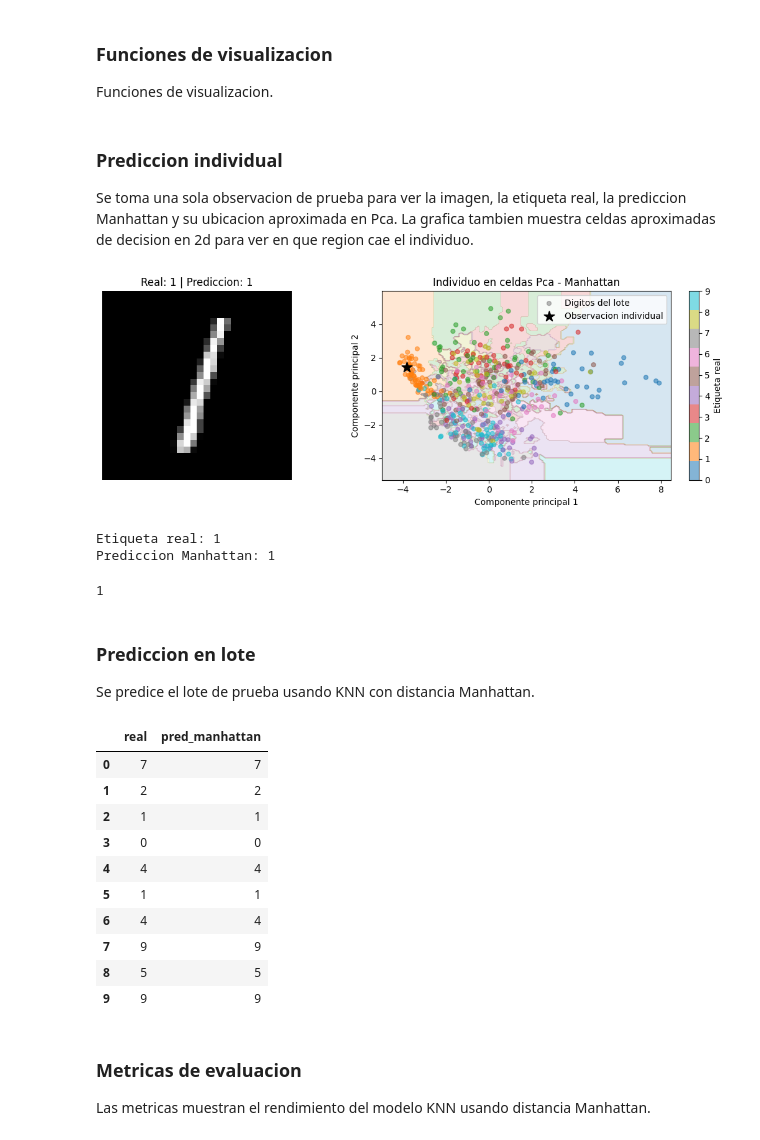
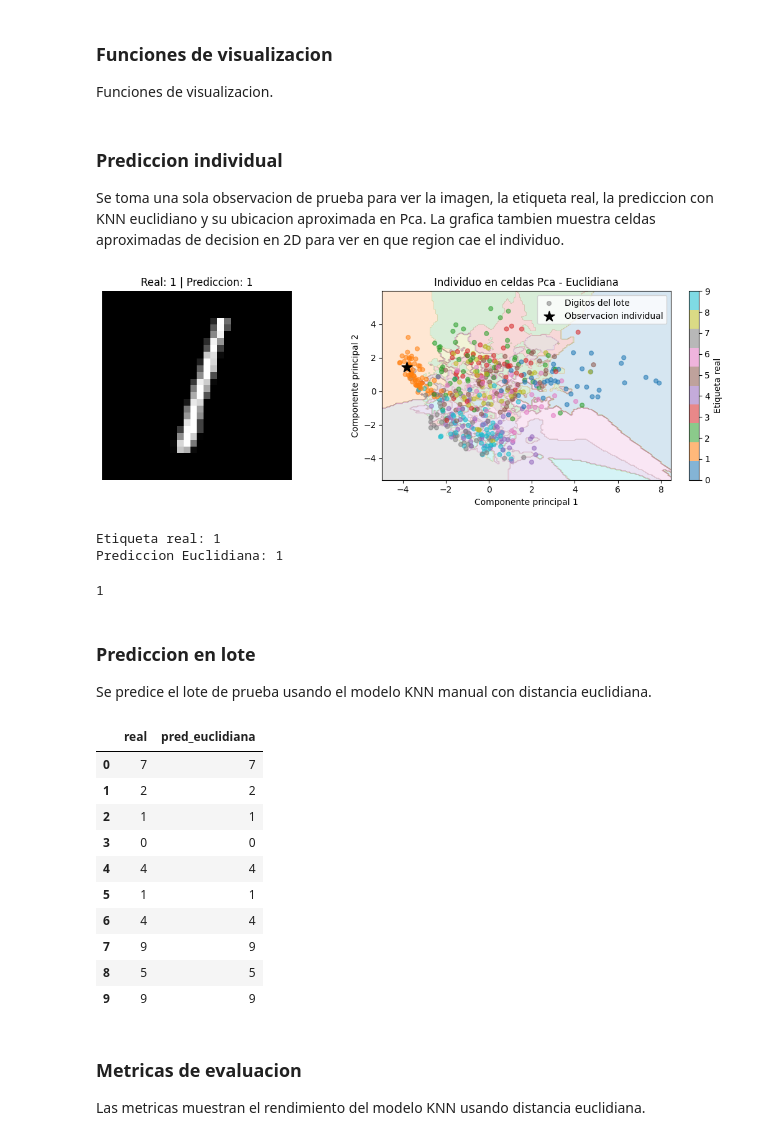
Before and after one commit to JosueGarciaAbata/KNN-Mnist, a Jupyter notebook: KNN.ipynb, the cells around one changed output. Saved outputs shown, nothing was run; the diff lists cells and outputs as text; code cells hidden in the pictures.

```diff
--- a/KNN.ipynb
+++ b/KNN.ipynb
@@ -127,8 +125,8 @@ Caracteristicas por imagen: 784
 
 En esta etapa el modelo solo guarda los datos de entrenamiento. No ajusta pesos como una red neuronal.
 # %%
-knn_manhattan = KNN(k=3, metrica="manhattan")
-knn_manhattan.entrenar(X_train_knn, y_train_knn)
+knn = KNN(k=3)
+knn.entrenar(X_train_knn, y_train_knn)
 # %% [markdown]
 ### Funciones de visualizacion
 
@@ -154,38 +152,40 @@ contexto_visualizacion = crear_contexto_visualizacion(
 # %% [markdown]
 ### Prediccion individual
 
-Se toma una sola observacion de prueba para ver la imagen, la etiqueta real, la prediccion Manhattan y su ubicacion aproximada en Pca. La grafica tambien muestra celdas aproximadas de decision en 2d para ver en que region cae el individuo.
+Se toma una sola observacion de prueba para ver la imagen, la etiqueta real, la prediccion con KNN euclidiano y su ubicacion aproximada en Pca. La grafica tambien muestra celdas aproximadas de decision en 2D para ver en que region cae el individuo.
 # %%
 indice_observacion = 2
 
 mostrar_individuo(
-    knn_manhattan,
+    knn,
     contexto_visualizacion,
     indice=indice_observacion,
-    nombre_modelo="Manhattan",
+    nombre_modelo="Euclidiana",
 )
 # %% [output]
-[figure, old version]
+[figure, new version]
 Etiqueta real: 1
-Prediccion Manhattan: 1
+Prediccion Euclidiana: 1
 1
 # %% [markdown]
 ### Prediccion en lote
 
-Se predice el lote de prueba usando KNN con distancia Manhattan.
+Se predice el lote de prueba usando el modelo KNN manual con distancia euclidiana.
 # %%
+y_pred = knn.predecir_en_lote(X_test_knn)
+
 predicciones = {
-    "Manhattan": knn_manhattan.predecir_en_lote(X_test_knn)
+    "Euclidiana": y_pred
 }
 
 resultados = pd.DataFrame({
     "real": y_test_knn,
-    "pred_manhattan": predicciones["Manhattan"]
+    "pred_euclidiana": y_pred,
 })
 
 resultados.head(10)
 # %% [output]
-|  | real | pred_manhattan |
+|  | real | pred_euclidiana |
 | 0 | 7 | 7 |
 | 1 | 2 | 2 |
 | 2 | 1 | 1 |
@@ -199,7 +199,7 @@ resultados.head(10)
 # %% [markdown]
 ### Metricas de evaluacion
 
-Las metricas muestran el rendimiento del modelo KNN usando distancia Manhattan.
+Las metricas muestran el rendimiento del modelo KNN usando distancia euclidiana.
 # %%
 mostrar_comparacion_metricas(y_test_knn, predicciones)
 mostrar_comparacion_matrices_confusion(y_test_knn, predicciones)
```
Also changed, not shown: parts of 5 cells of this notebook, 2 other files.
